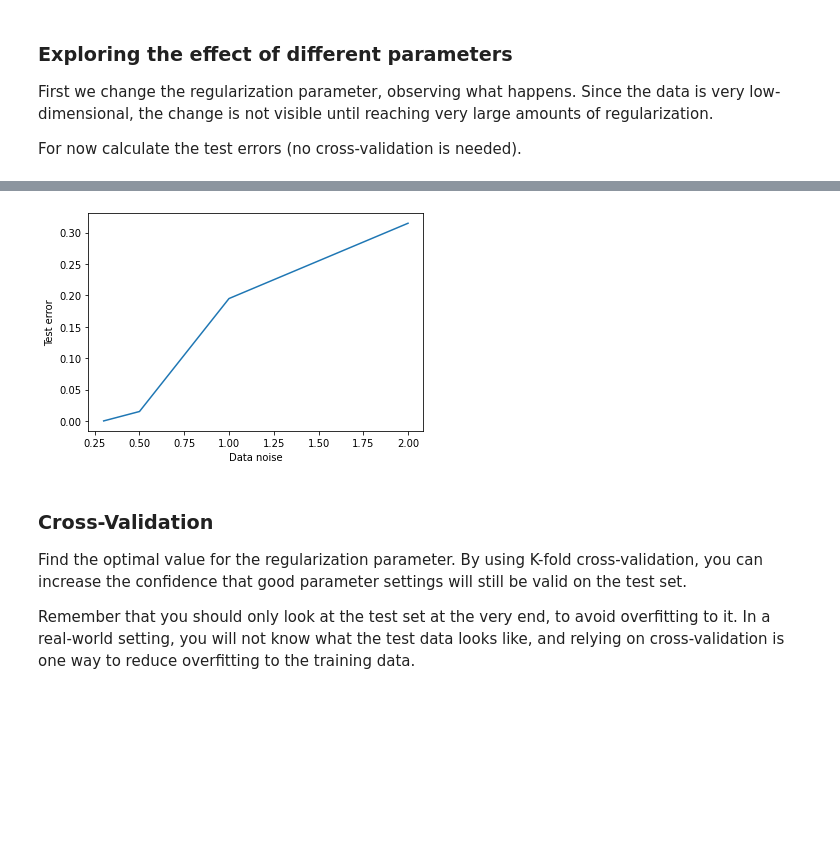
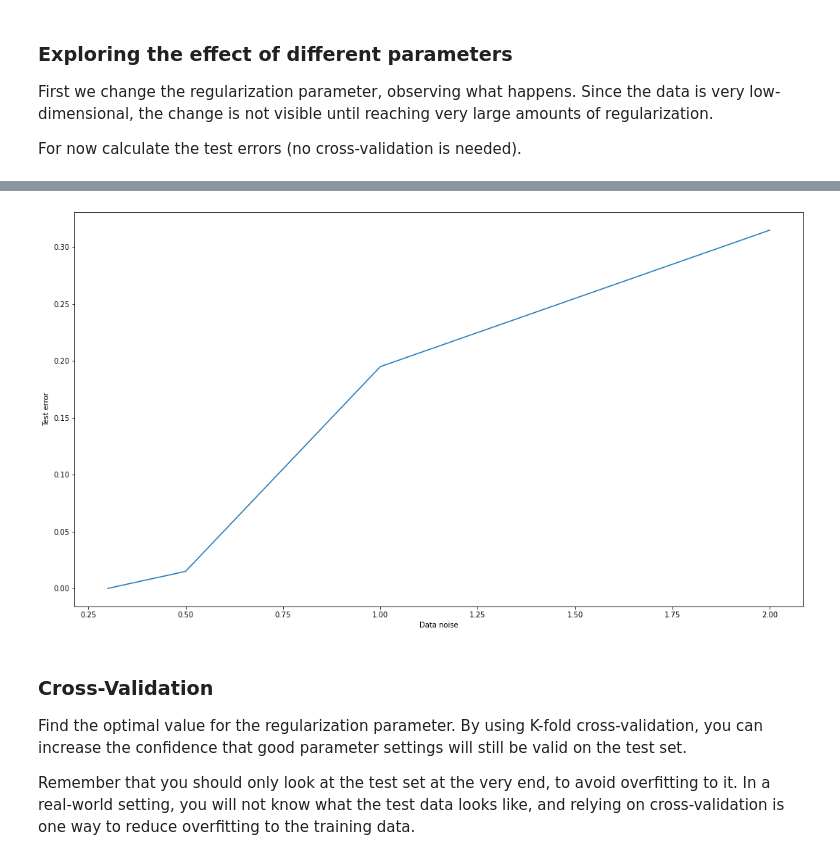
Before and after one commit to nickprock/RegML, a Jupyter notebook: python/lab1/Lab1_mySolution.ipynb, the cells around one changed output, grey strips where cells are left out. Drawn from its saved outputs; the diff is of its cells as text; code cells hidden in the pictures; blank space fills up the shorter version.

```diff
--- a/python/lab1/Lab1_mySolution.ipynb
+++ b/python/lab1/Lab1_mySolution.ipynb
@@ -148,12 +155,12 @@ for noise in data_noise:
     test_preds = model.predict(X_test)
     noise_test_errors.append(binary_classif_error(y_test, test_preds))
 # %%
-fig, ax = plt.subplots()
+fig, ax = plt.subplots(figsize=(18,10))
 ax.plot(data_noise, noise_test_errors)
 ax.set_xlabel("Data noise")
 ax.set_ylabel("Test error");
 # %% [output]
-[figure, old version]
+[figure, new version]
 # %% [markdown]
 ### Cross-Validation
 
```
Also changed, not shown: parts of 12 cells of this notebook.
